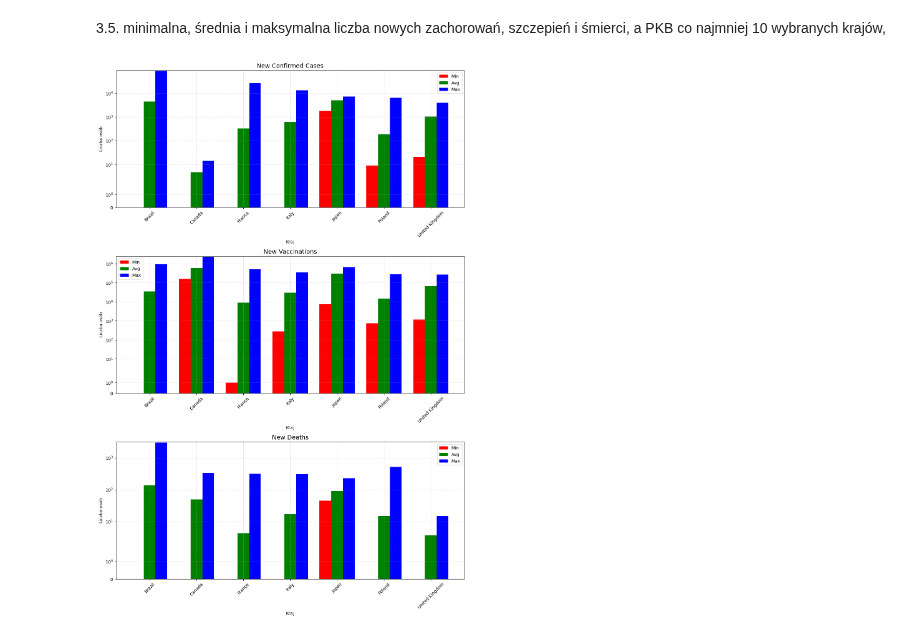
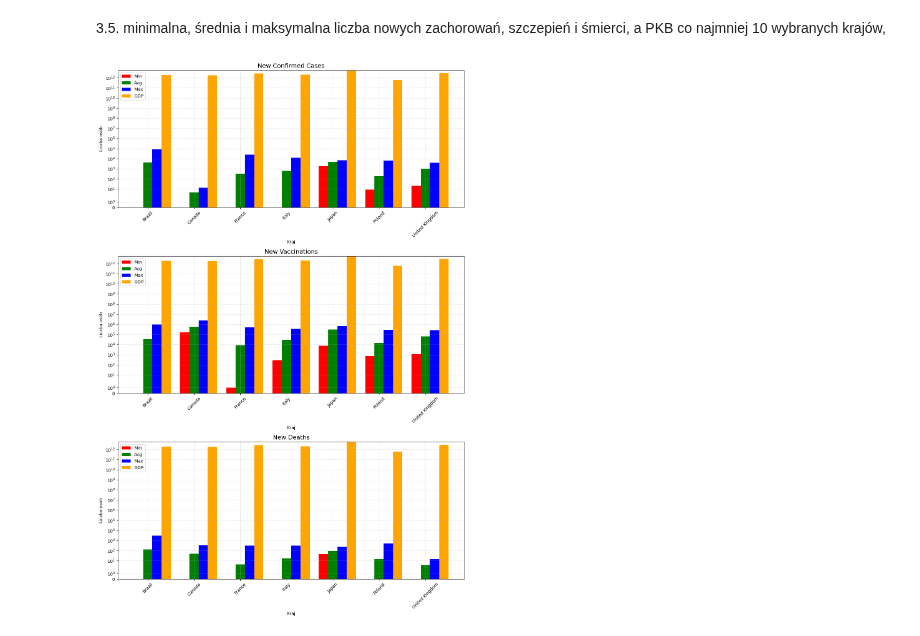
Before and after one commit to JakubKaczmarek5764/BigData1, a Jupyter notebook: zad2.ipynb, the cells around one changed output. Drawn from its saved outputs; the diff is of its cells as text; code cells hidden in the pictures.

```diff
--- a/zad2.ipynb
+++ b/zad2.ipynb
@@ -193,53 +229,28 @@ countries = ['Italy', 'Poland', 'United States of America', 'Germany', 'Canada',
 # %%
-df = pd.read_csv('covid_combined_data.csv')
-df['date_in_datetime'] = pd.to_datetime(df['date'])
-df = df[(df['date_in_datetime'].dt.year == year) &
-        (df['date_in_datetime'].dt.month == month) &
-        (df['country_name'].isin(countries))]
-
-min_values = df.groupby(['country_name']).agg({'new_confirmed': 'min', 'new_persons_vaccinated': 'min', 'new_deceased': 'min'})
-min_values = min_values.reset_index()
-avg_values = df.groupby(['country_name']).agg({'new_confirmed': 'mean', 'new_persons_vaccinated': 'mean', 'new_deceased': 'mean'})
-avg_values = avg_values.reset_index()
-max_values = df.groupby(['country_name']).agg({'new_confirmed': 'max', 'new_persons_vaccinated': 'max', 'new_deceased': 'max'})
-max_values = max_values.reset_index()
-
-merged = min_values.merge(avg_values, on='country_name', suffixes=('_min', '_avg'))
-merged = merged.merge(max_values, on='country_name')
-merged = merged.rename(columns={
-    'new_confirmed': 'new_confirmed_max',
-    'new_persons_vaccinated': 'new_persons_vaccinated_max',
-    'new_deceased': 'new_deceased_max'
-})
-merged = merged.merge(countries_df[['country_name', 'gdp_usd']], on='country_name')
-
-metrics = ['new_confirmed', 'new_persons_vaccinated', 'new_deceased']
-titles = ['New Confirmed Cases', 'New Vaccinations', 'New Deaths']
-colors = ['red', 'green', 'blue']
-
 fig, axes = plt.subplots(3, 1, figsize=(12, 18))
 
 x = np.arange(len(merged))
-width = 0.25
+width = 0.2
 
 for i, metric in enumerate(metrics):
     ax = axes[i]
 
     ax.bar(x - width, merged[f'{metric}_min'], width=width, label='Min', color=colors[0])
     ax.bar(x,        merged[f'{metric}_avg'], width=width, label='Avg', color=colors[1])
     ax.bar(x + width, merged[f'{metric}_max'], width=width, label='Max', color=colors[2])
+    ax.bar(x + 2 * width, merged['gdp_usd'],  width=width, label="GDP", color='orange')
 
     ax.set_title(titles[i], fontsize=14)
     ax.set_ylabel('Liczba osób')
     ax.set_xlabel('Kraj')
     ax.set_xticks(x)
     ax.set_xticklabels(merged['country_name'], rotation=45)
     ax.legend()
     ax.grid(True, linestyle='--', alpha=0.4)
     ax.set_yscale('symlog')
 
 
 plt.tight_layout()
 plt.show()
 # %% [output]
-[figure, old version]
+[figure, new version]
```
Also changed, not shown: parts of 4 cells of this notebook.
